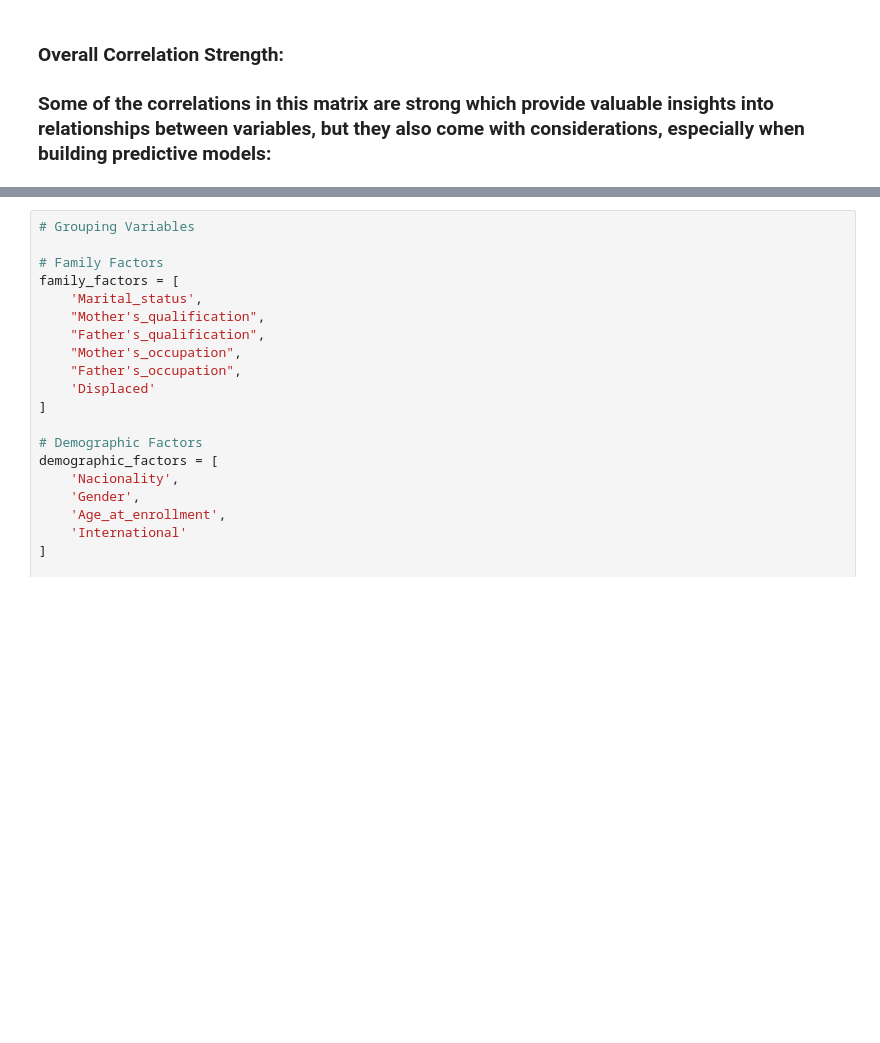
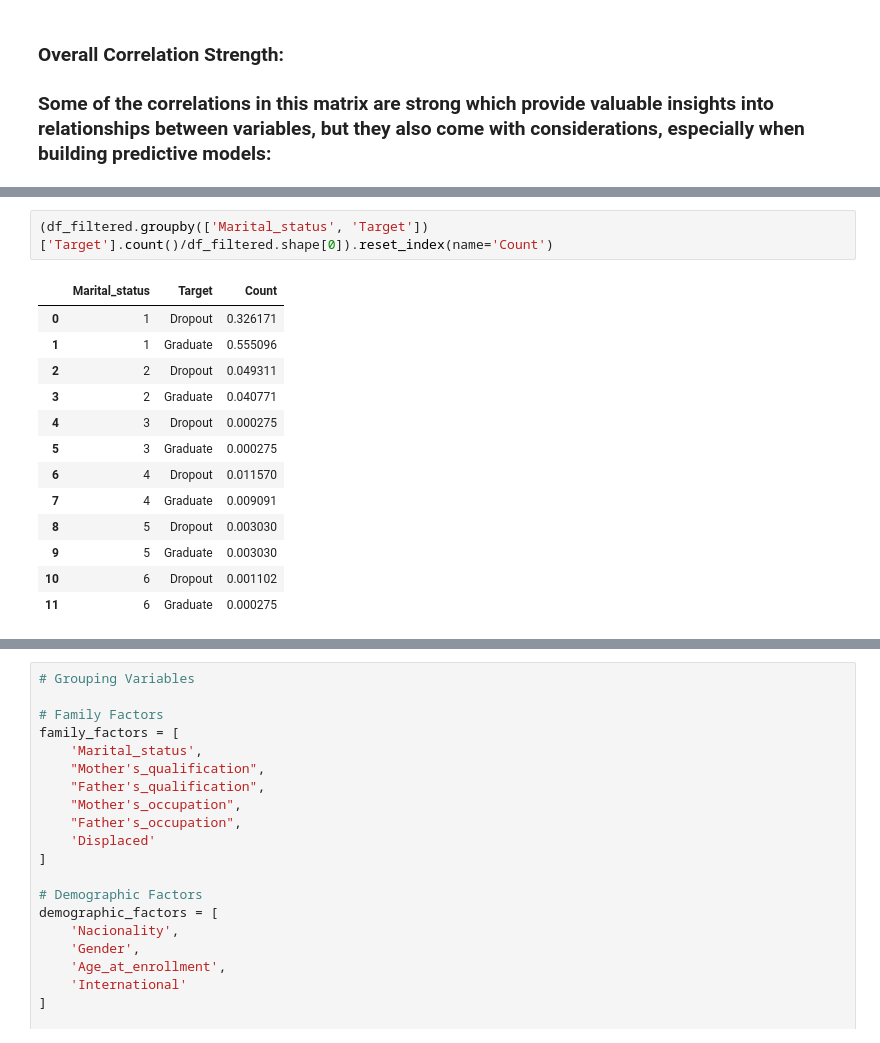
Before and after one commit to mrme77/School_DropOuts, a Jupyter notebook: Analysis.ipynb, the cells around one changed output, grey strips where cells are left out. Cells and saved outputs as stored; diff of their text form; blank space fills up the shorter version.

```diff
--- a/Analysis.ipynb
+++ b/Analysis.ipynb
@@ -404,0 +510,16 @@ plt.show()
+# %%
+(df_filtered.groupby(['Marital_status', 'Target'])['Target'].count()/df_filtered.shape[0]).reset_index(name='Count')
+# %% [output]
+|  | Marital_status | Target | Count |
+| 0 | 1 | Dropout | 0.326171 |
+| 1 | 1 | Graduate | 0.555096 |
+| 2 | 2 | Dropout | 0.049311 |
+| 3 | 2 | Graduate | 0.040771 |
+| 4 | 3 | Dropout | 0.000275 |
+| 5 | 3 | Graduate | 0.000275 |
+| 6 | 4 | Dropout | 0.011570 |
+| 7 | 4 | Graduate | 0.009091 |
+| 8 | 5 | Dropout | 0.003030 |
+| 9 | 5 | Graduate | 0.003030 |
+| 10 | 6 | Dropout | 0.001102 |
+| 11 | 6 | Graduate | 0.000275 |
```
Also changed, not shown: parts of 29 cells of this notebook.
